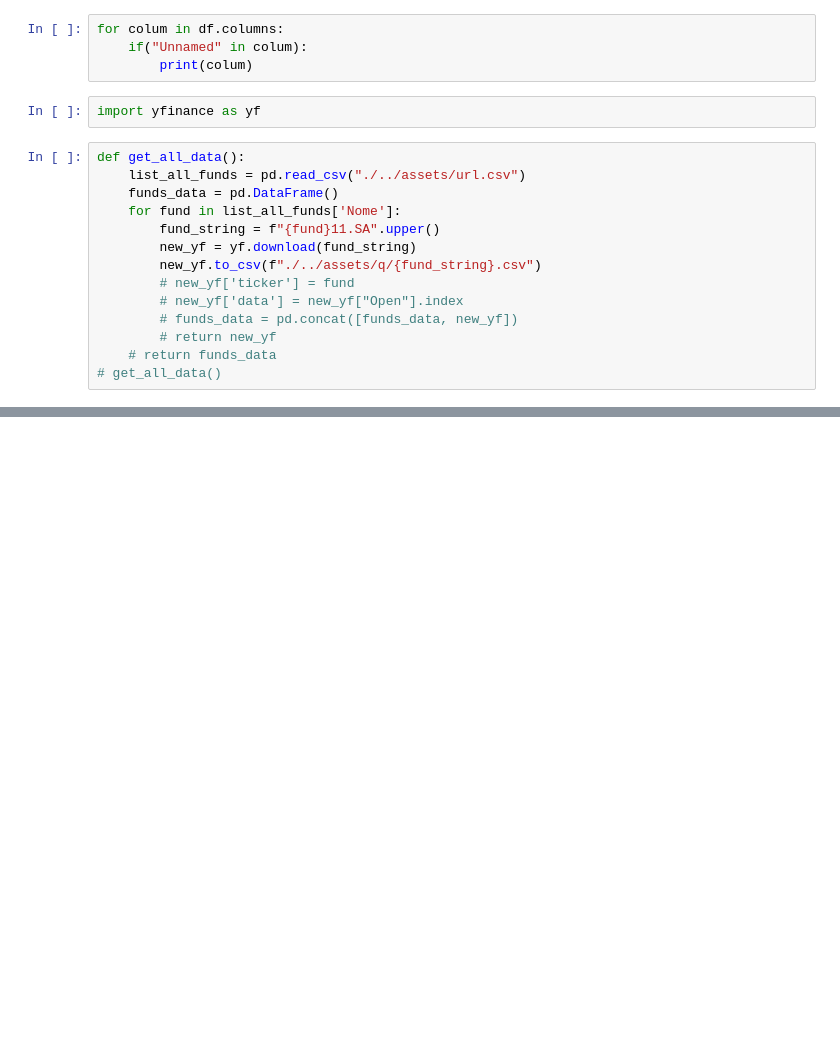
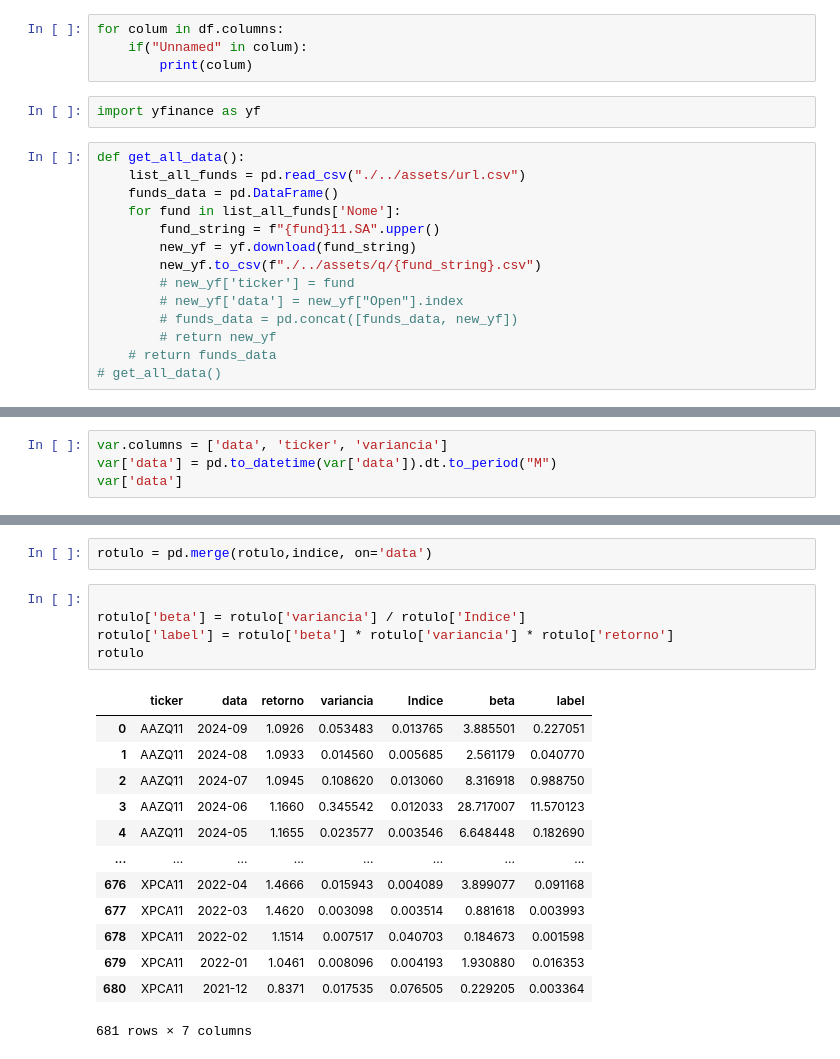
Before and after one commit to ErikMaia/tcc, a Jupyter notebook: src/analisys.ipynb, the cells around one changed output, grey strips where cells are left out. Cells and saved outputs as stored; diff of their text form; blank space fills up the shorter version.

```diff
--- a/src/analisys.ipynb
+++ b/src/analisys.ipynb
@@ -384,0 +281,4 @@ yf.download("RZAG11.SA")
+# %%
+var.columns = ['data', 'ticker', 'variancia']
+var['data'] = pd.to_datetime(var['data']).dt.to_period("M")
+var['data']
@@ -384,0 +330,21 @@ yf.download("RZAG11.SA")
+# %%
+rotulo = pd.merge(rotulo,indice, on='data')
+# %%
+
+rotulo['beta'] = rotulo['variancia'] / rotulo['Indice']
+rotulo['label'] = rotulo['beta'] * rotulo['variancia'] * rotulo['retorno']
+rotulo
+# %% [output]
+|  | ticker | data | retorno | variancia | Indice | beta | label |
+| 0 | AAZQ11 | 2024-09 | 1.0926 | 0.053483 | 0.013765 | 3.885501 | 0.227051 |
+| 1 | AAZQ11 | 2024-08 | 1.0933 | 0.014560 | 0.005685 | 2.561179 | 0.040770 |
+| 2 | AAZQ11 | 2024-07 | 1.0945 | 0.108620 | 0.013060 | 8.316918 | 0.988750 |
+| 3 | AAZQ11 | 2024-06 | 1.1660 | 0.345542 | 0.012033 | 28.717007 | 11.570123 |
+| 4 | AAZQ11 | 2024-05 | 1.1655 | 0.023577 | 0.003546 | 6.648448 | 0.182690 |
+| ... | ... | ... | ... | ... | ... | ... | ... |
+| 676 | XPCA11 | 2022-04 | 1.4666 | 0.015943 | 0.004089 | 3.899077 | 0.091168 |
+| 677 | XPCA11 | 2022-03 | 1.4620 | 0.003098 | 0.003514 | 0.881618 | 0.003993 |
+| 678 | XPCA11 | 2022-02 | 1.1514 | 0.007517 | 0.040703 | 0.184673 | 0.001598 |
+| 679 | XPCA11 | 2022-01 | 1.0461 | 0.008096 | 0.004193 | 1.930880 | 0.016353 |
+| 680 | XPCA11 | 2021-12 | 0.8371 | 0.017535 | 0.076505 | 0.229205 | 0.003364 |
+681 rows × 7 columns
```
Also changed, not shown: parts of 38 cells of this notebook, 5 other files.
